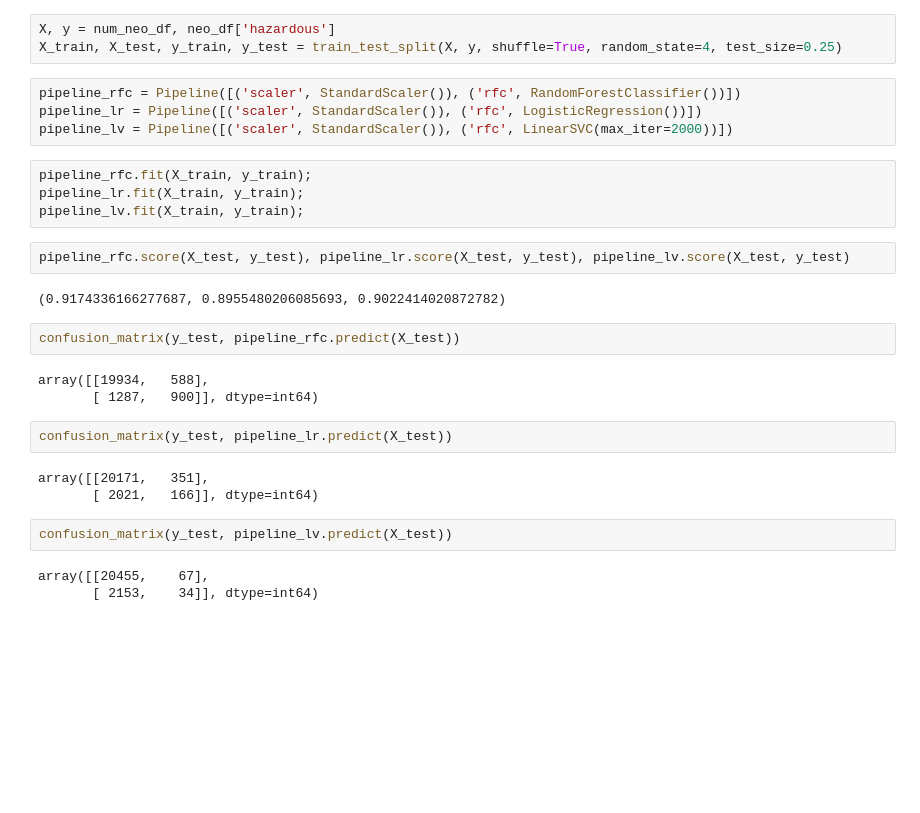
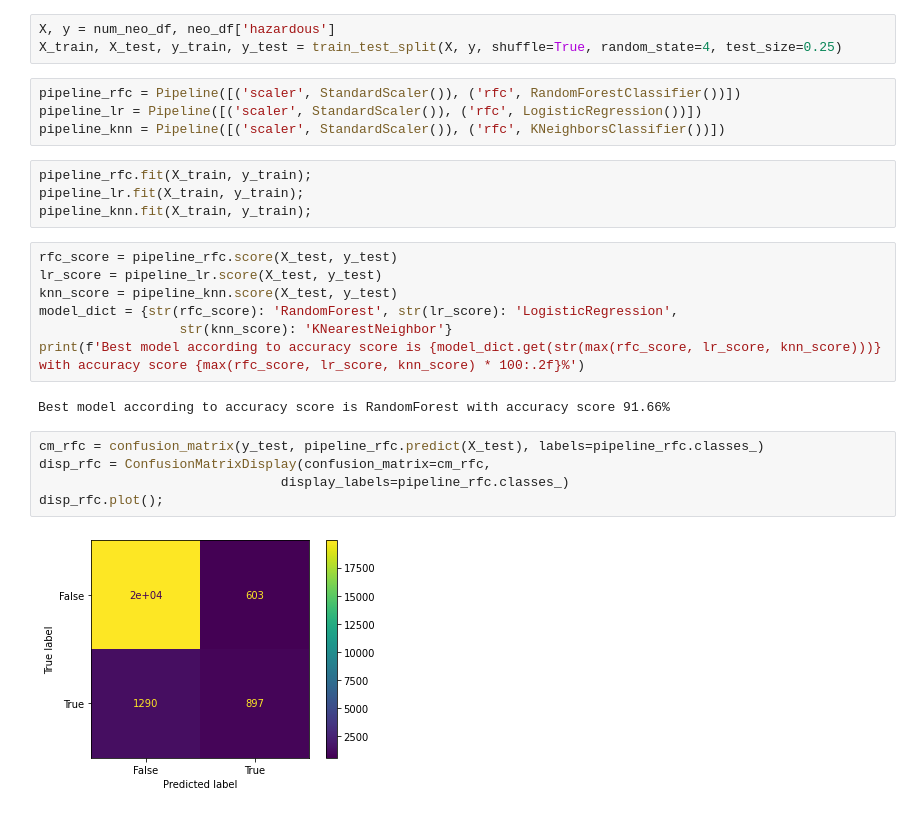
Before and after one commit to h45hi/KagglePractice, a Jupyter notebook: NASA Nearest Objects/NASANearestObjects.ipynb, the cells around one changed output. Cells and saved outputs as stored; diff of their text form; blank space fills up the shorter version.

```diff
--- a/NASA Nearest Objects/NASANearestObjects.ipynb
+++ b/NASA Nearest Objects/NASANearestObjects.ipynb
@@ -78,27 +80,24 @@ X_train, X_test, y_train, y_test = train_test_split(X, y, shuffle=True, random_s
 # %%
 pipeline_rfc = Pipeline([('scaler', StandardScaler()), ('rfc', RandomForestClassifier())])
 pipeline_lr = Pipeline([('scaler', StandardScaler()), ('rfc', LogisticRegression())])
-pipeline_lv = Pipeline([('scaler', StandardScaler()), ('rfc', LinearSVC(max_iter=2000))])
+pipeline_knn = Pipeline([('scaler', StandardScaler()), ('rfc', KNeighborsClassifier())])
 # %%
 pipeline_rfc.fit(X_train, y_train);
 pipeline_lr.fit(X_train, y_train);
-pipeline_lv.fit(X_train, y_train);
+pipeline_knn.fit(X_train, y_train);
 # %%
-pipeline_rfc.score(X_test, y_test), pipeline_lr.score(X_test, y_test), pipeline_lv.score(X_test, y_test)
+rfc_score = pipeline_rfc.score(X_test, y_test)
+lr_score = pipeline_lr.score(X_test, y_test)
+knn_score = pipeline_knn.score(X_test, y_test)
+model_dict = {str(rfc_score): 'RandomForest', str(lr_score): 'LogisticRegression',
+                  str(knn_score): 'KNearestNeighbor'}
+print(f'Best model according to accuracy score is {model_dict.get(str(max(rfc_score, lr_score, knn_score)))} with accuracy score {max(rfc_score, lr_score, knn_score) * 100:.2f}%')
 # %% [output]
-(0.9174336166277687, 0.8955480206085693, 0.9022414020872782)
+Best model according to accuracy score is RandomForest with accuracy score 91.66%
 # %%
-confusion_matrix(y_test, pipeline_rfc.predict(X_test))
+cm_rfc = confusion_matrix(y_test, pipeline_rfc.predict(X_test), labels=pipeline_rfc.classes_)
+disp_rfc = ConfusionMatrixDisplay(confusion_matrix=cm_rfc,
+                               display_labels=pipeline_rfc.classes_)
+disp_rfc.plot();
 # %% [output]
-array([[19934,   588],
-       [ 1287,   900]], dtype=int64)
+[figure, added]
-# %%
-confusion_matrix(y_test, pipeline_lr.predict(X_test))
-# %% [output]
-array([[20171,   351],
-       [ 2021,   166]], dtype=int64)
-# %%
-confusion_matrix(y_test, pipeline_lv.predict(X_test))
-# %% [output]
-array([[20455,    67],
-       [ 2153,    34]], dtype=int64)
```
Also changed, not shown: parts of 7 cells of this notebook.
